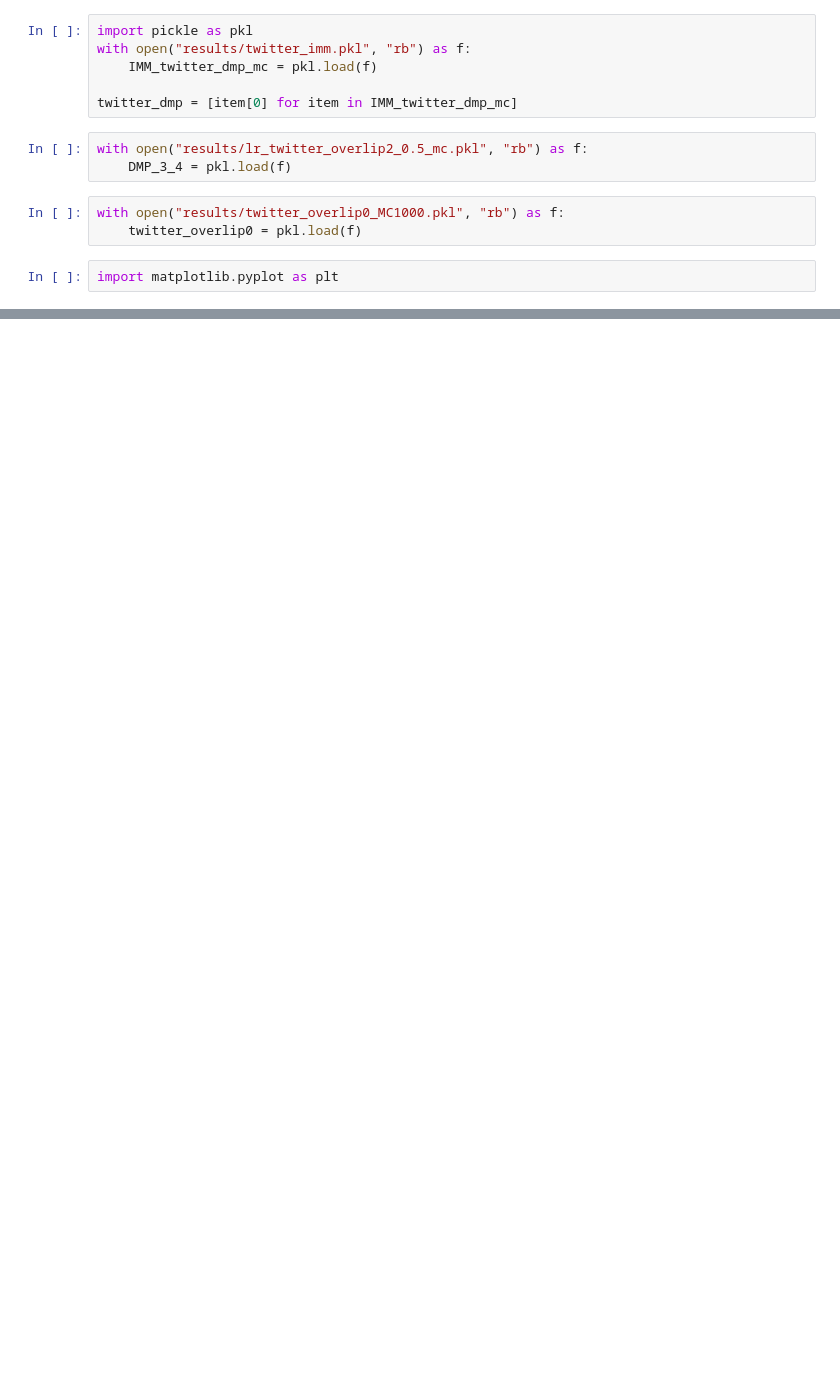
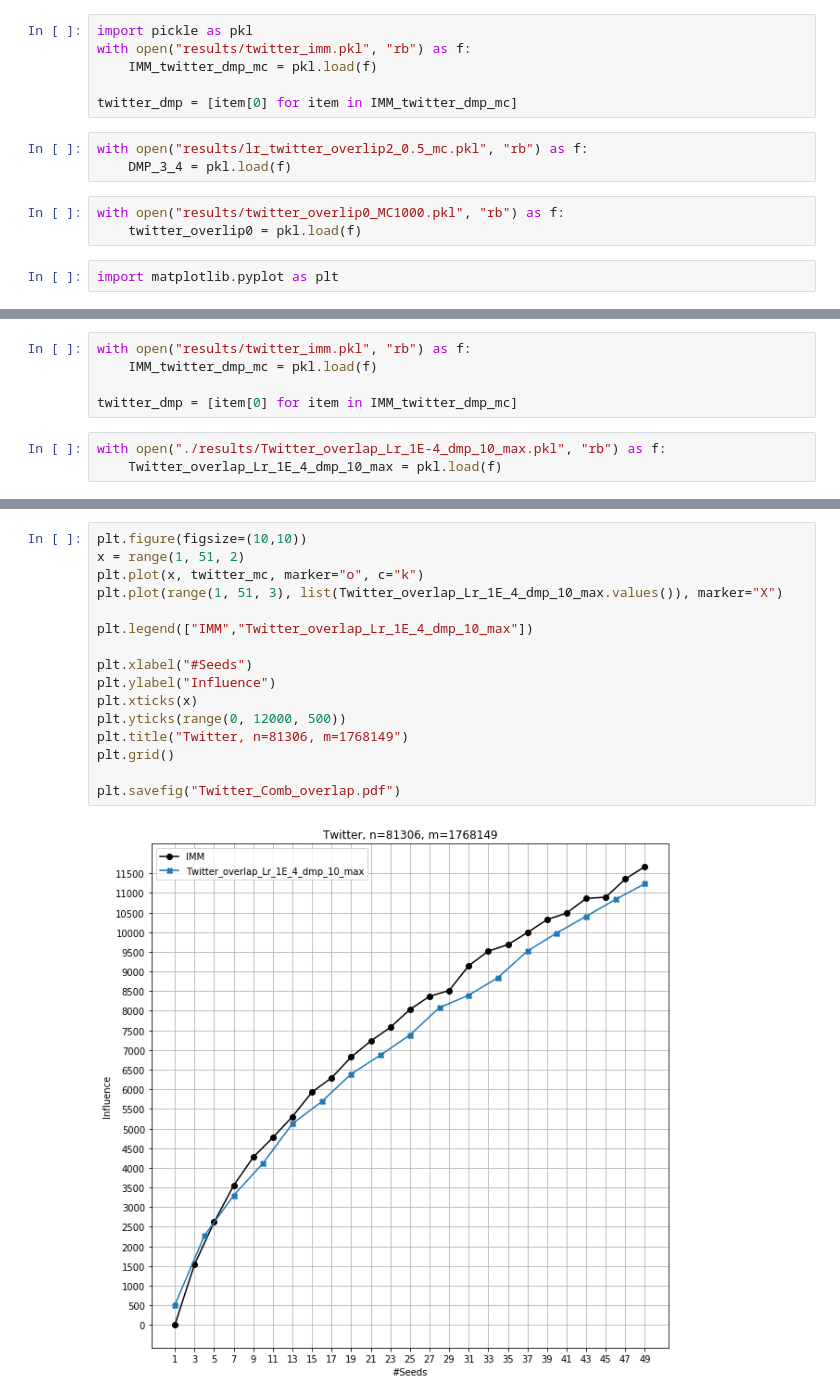
Before and after one commit to FeiGSSS/DMP, a Jupyter notebook: Twitter.ipynb, the cells around one changed output, grey strips where cells are left out. Drawn from its saved outputs; the diff is of its cells as text; blank space fills up the shorter version.

```diff
--- a/Twitter.ipynb
+++ b/Twitter.ipynb
@@ -33,0 +38,8 @@ plt.savefig("DMP_vs_MC_Twitter.pdf")
+# %%
+with open("results/twitter_imm.pkl", "rb") as f:
+    IMM_twitter_dmp_mc = pkl.load(f)
+
+twitter_dmp = [item[0] for item in IMM_twitter_dmp_mc]
+# %%
+with open("./results/Twitter_overlap_Lr_1E-4_dmp_10_max.pkl", "rb") as f:
+    Twitter_overlap_Lr_1E_4_dmp_10_max = pkl.load(f)
@@ -33,0 +53,18 @@ plt.savefig("DMP_vs_MC_Twitter.pdf")
+# %%
+plt.figure(figsize=(10,10))
+x = range(1, 51, 2)
+plt.plot(x, twitter_mc, marker="o", c="k")
+plt.plot(range(1, 51, 3), list(Twitter_overlap_Lr_1E_4_dmp_10_max.values()), marker="X")
+
+plt.legend(["IMM","Twitter_overlap_Lr_1E_4_dmp_10_max"])
+
+plt.xlabel("#Seeds")
+plt.ylabel("Influence")
+plt.xticks(x)
+plt.yticks(range(0, 12000, 500))
+plt.title("Twitter, n=81306, m=1768149")
+plt.grid()
+
+plt.savefig("Twitter_Comb_overlap.pdf")
+# %% [output]
+[figure, added]
```
Also changed, not shown: parts of 4 cells of this notebook, 32 other files.
